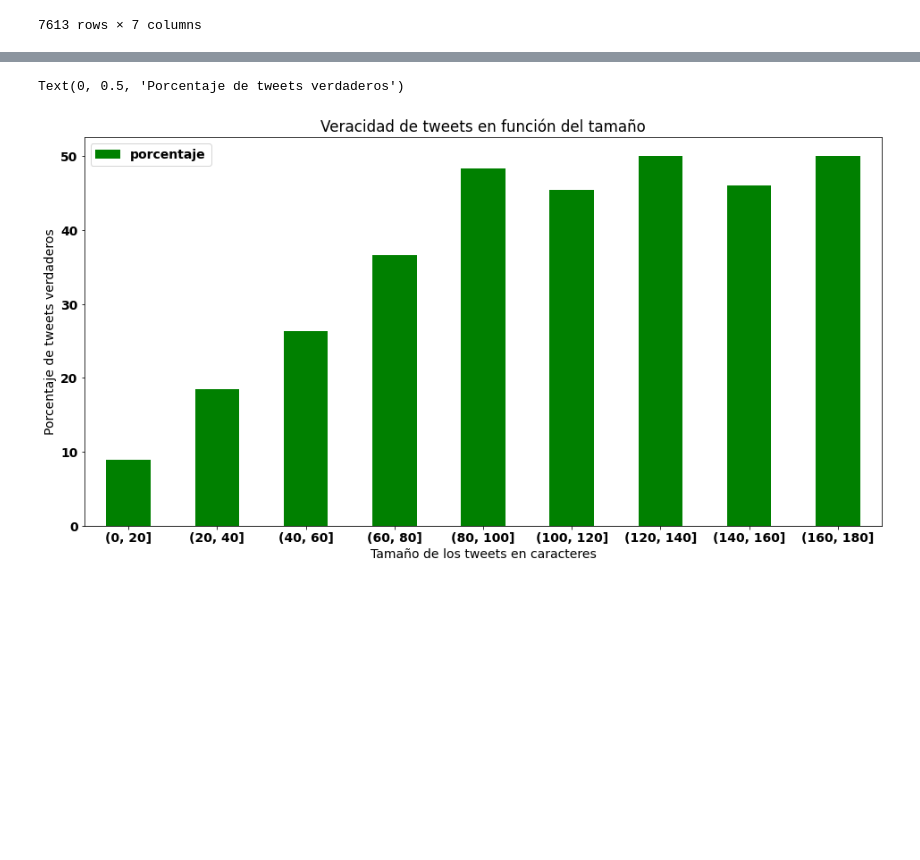
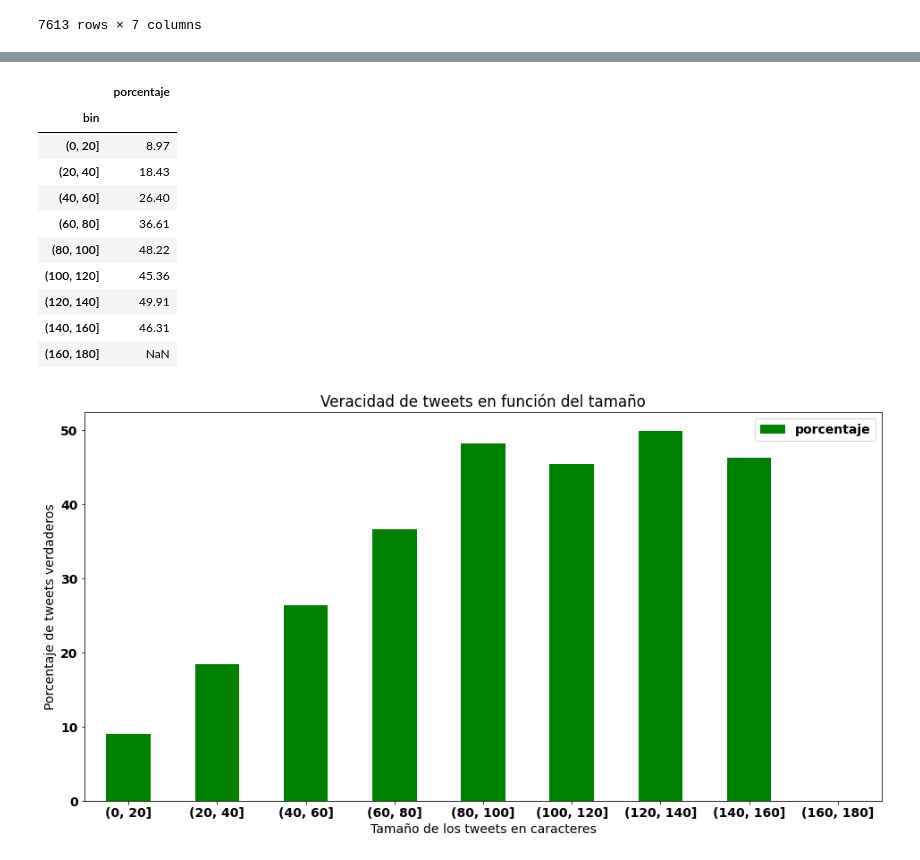
Before and after one commit to JulioCastillo1/TP1-Datos, a Jupyter notebook: TP1-Datos.ipynb, the cells around one changed output, grey strips where cells are left out. Saved outputs shown, nothing was run; the diff lists cells and outputs as text; code cells hidden in the pictures; blank space fills up the shorter version.

```diff
--- a/TP1-Datos.ipynb
+++ b/TP1-Datos.ipynb
@@ -17,15 +16,0 @@ Creo un gráfico del porcentaje de veracidad de tweets para cada keyword
-# %%
-
-tweets['keyword'] = tweets['keyword'].astype('category')
-#tweets['keyword'].value_counts()
-
-truth_percentage_by_keyword = tweets.groupby('keyword')['target'].agg('mean')\
-    .to_frame()\
-    .reset_index()\
-    .sort_values(by='target', ascending=False)\
-    .round({'target': 4})
-truth_percentage_by_keyword.columns = ['keyword', 'percentage']
-truth_percentage_by_keyword['percentage'] = truth_percentage_by_keyword['percentage'] * 100
-truth_percentage_by_keyword.head()
-
-#truth_percentage_by_keyword.info()
@@ -100,8 +92,19 @@ Text(0, 0.5, 'Cantidad de caracteres')
 # %%
 tweets_percentage.plot(kind='bar', figsize=(16,8), rot=0, title='Veracidad de tweets en función del tamaño', color='green');
 ax = plt.gca();
 ax.set_xlabel('Tamaño de los tweets en caracteres')
 ax.set_ylabel('Porcentaje de tweets verdaderos')
+tweets_percentage
 # %% [output]
-Text(0, 0.5, 'Porcentaje de tweets verdaderos')
+|  | porcentaje |
+| bin |  |
+| (0, 20] | 8.97 |
+| (20, 40] | 18.43 |
+| (40, 60] | 26.40 |
+| (60, 80] | 36.61 |
+| (80, 100] | 48.22 |
+| (100, 120] | 45.36 |
+| (120, 140] | 49.91 |
+| (140, 160] | 46.31 |
+| (160, 180] | NaN |
-[figure, old version]
+[figure, new version]
```
Also changed, not shown: parts of 6 cells of this notebook.
